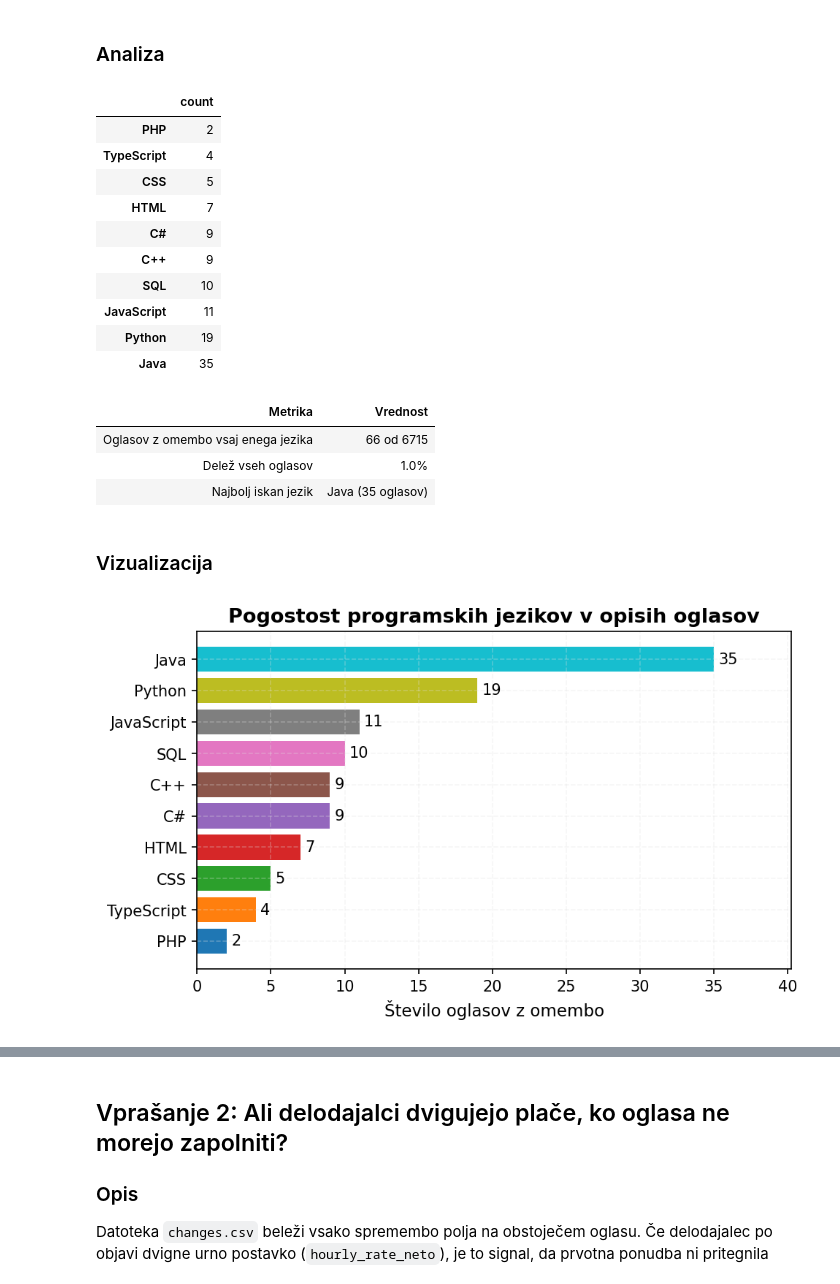
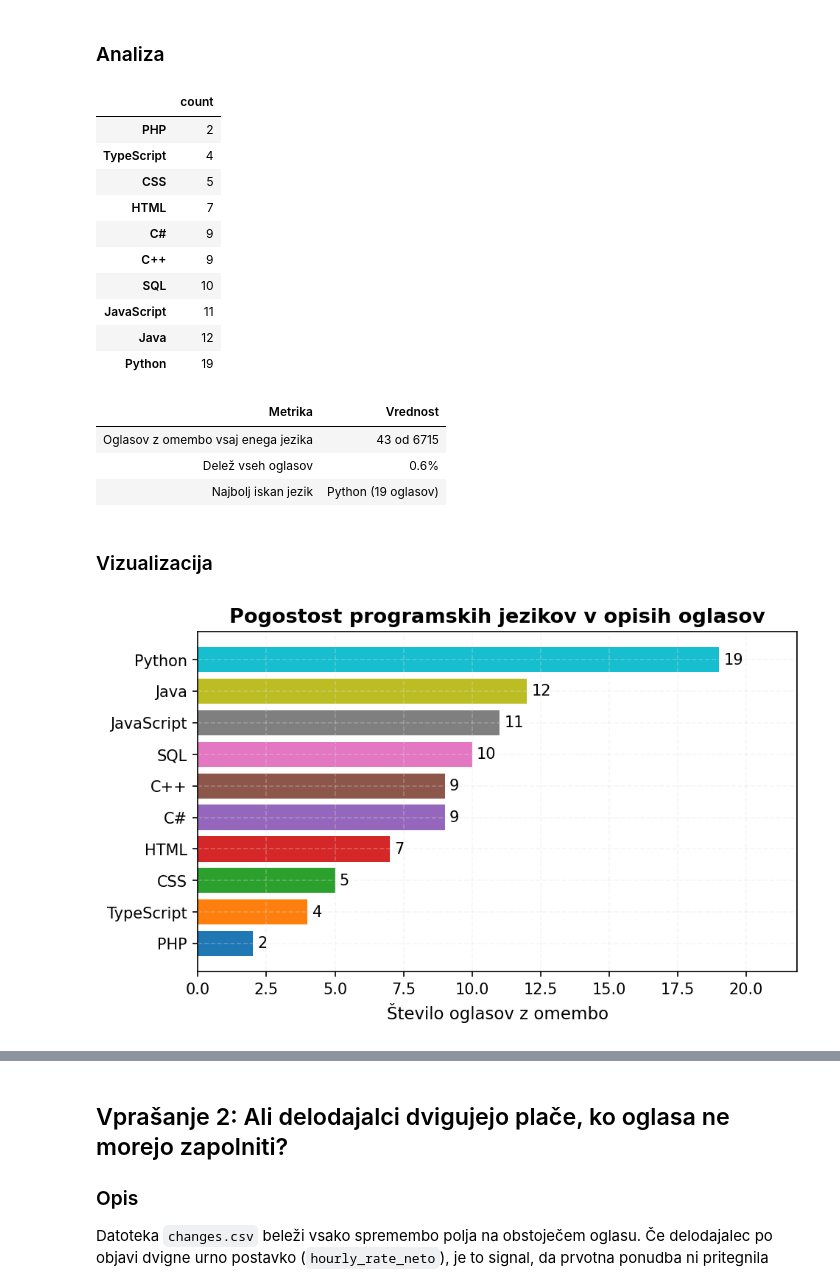
Before and after one commit to svenko99/PR2608, a Jupyter notebook: src/notebook/rezultati.ipynb, the cells around one changed output, grey strips where cells are left out. Saved outputs shown, nothing was run; the diff lists cells and outputs as text; code cells hidden in the pictures.

```diff
--- a/src/notebook/rezultati.ipynb
+++ b/src/notebook/rezultati.ipynb
@@ -401,41 +401,42 @@ languages = {
     "JavaScript": r"\bJavaScript[aeiou]?\b|\bNode(?:\.?js|JS)\b",
     "PHP": r"\bPHP(?:j?[aeiou])?\b",
     "SQL": r"\b(?:My|Postgre)?SQL(?:j?[aeiou])?\b|\bMariaDB\b",
-    "Java": r"\bJav[aeiou]\b(?!Script)",  # Java/Javo/Jave/Javi — vedno ima samoglasnik
+    "Java": r"\bJav[aeo]\b(?!Script)",
+    # ujame Java/Javo/Jave (sklonjene oblike); "Javi" izpuščen, ker je v slovenščini pretežno glagol ("se javi")
     "C#": r"\bC#(?![a-zA-Z0-9])",  # \b ne deluje za # ker ni word char
     "C++": r"\bC\+\+(?![a-zA-Z0-9])",  # isto za +
     "TypeScript": r"\bTypeScript[aeiou]?\b",
     "HTML": r"\bHTML(?:j?[aeiou])?\b",
     "CSS": r"\bCSS(?:j?[aeiou])?\b",
 }
 
 # Preštejemo v koliko oglasih se pojavi vsak jezik (case-insensitive)
 desc = data["description"].fillna("")
 counts = {
     lang: desc.str.contains(pat, case=False, regex=True).sum()
     for lang, pat in languages.items()
 }
 
 # Rezultat kot DataFrame, sortirano naraščajoče za barh graf
 lang_df = (
     pd.DataFrame.from_dict(counts, orient="index", columns=["count"])
     .sort_values("count", ascending=True)
 )
 lang_df = lang_df[lang_df["count"] > 0]  # prikažemo samo jezike ki se dejansko pojavljajo
 
 lang_df
 # %% [output]
 |  | count |
 | PHP | 2 |
 | TypeScript | 4 |
 | CSS | 5 |
 | HTML | 7 |
 | C# | 9 |
 | C++ | 9 |
 | SQL | 10 |
 | JavaScript | 11 |
+| Java | 12 |
 | Python | 19 |
-| Java | 35 |
 # %%
 # Koliko oglasov omenja vsaj en programski jezik?
 combined_pattern = "|".join(languages.values())
@@ -456,9 +457,9 @@ povzetek = pd.DataFrame({
 display(povzetek.style.hide(axis="index").set_properties(**{"text-align": "left"}))
 # %% [output]
 | Metrika | Vrednost |
-| Oglasov z omembo vsaj enega jezika | 66 od 6715 |
-| Delež vseh oglasov | 1.0% |
-| Najbolj iskan jezik | Java (35 oglasov) |
+| Oglasov z omembo vsaj enega jezika | 43 od 6715 |
+| Delež vseh oglasov | 0.6% |
+| Najbolj iskan jezik | Python (19 oglasov) |
 # %% [markdown]
 ### Vizualizacija
 # %%
@@ -471,7 +472,7 @@ ax.set_title("Pogostost programskih jezikov v opisih oglasov")
 ax.set_xlim(right=lang_df["count"].max() * 1.15)
 plt.show()
 # %% [output]
-[figure, old version]
+[figure, new version]
 # %% [markdown]
 ### Ugotovitve
 
```
Also changed, not shown: parts of 12 cells of this notebook.
